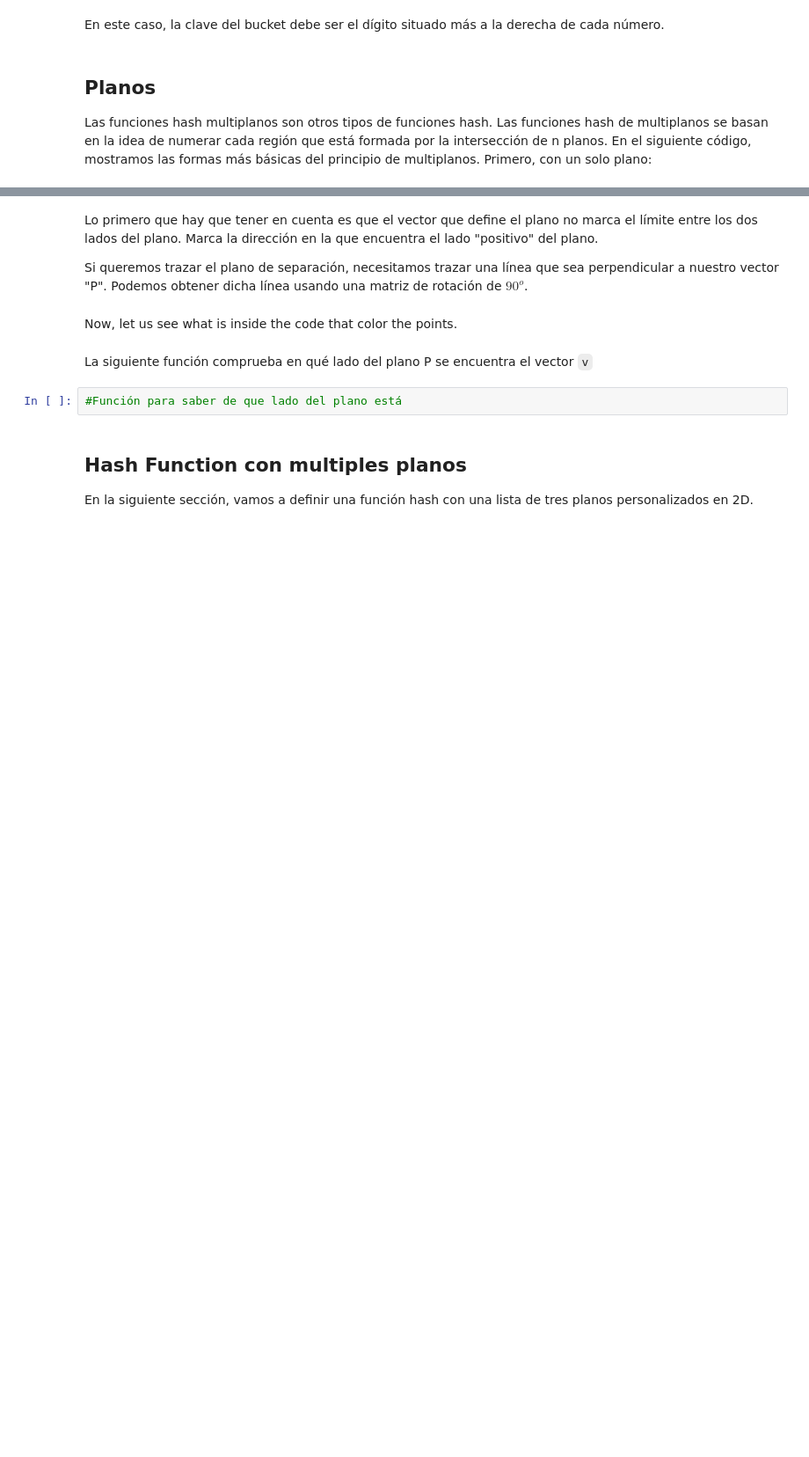
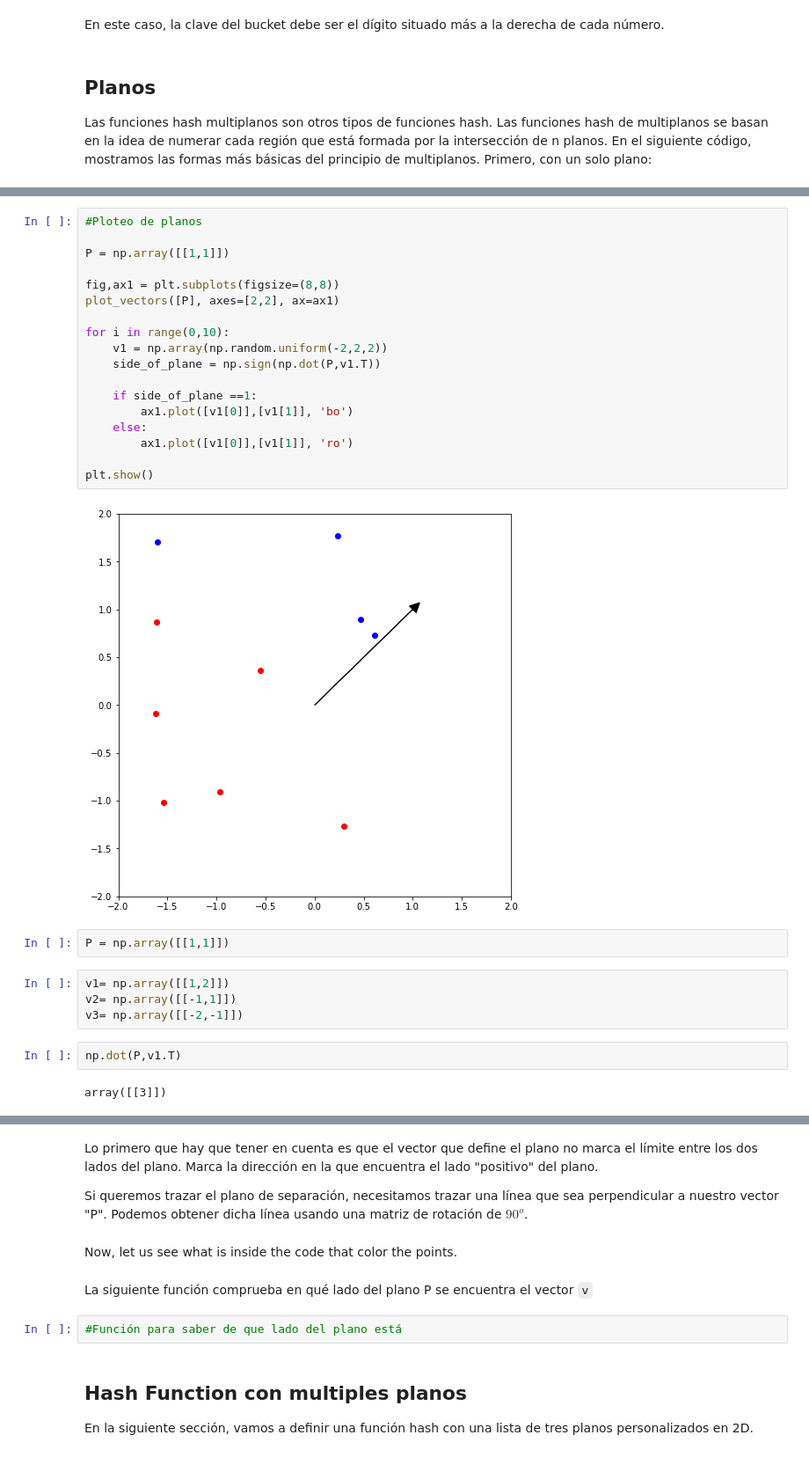
Before and after one commit to gdesirena/NLP_Course, a Jupyter notebook: Module_II/Notebooks_Clase/05-Hash-Tables.ipynb, the cells around one changed output, grey strips where cells are left out. Shown at 88% size. Saved outputs shown, nothing was run; the diff lists cells and outputs as text; blank space fills up the shorter version.

```diff
--- a/Module_II/Notebooks_Clase/05-Hash-Tables.ipynb
+++ b/Module_II/Notebooks_Clase/05-Hash-Tables.ipynb
@@ -39,0 +99,30 @@ Las funciones hash multiplanos son otros tipos de funciones hash. Las funciones
+# %%
+#Ploteo de planos
+
+P = np.array([[1,1]])
+
+fig,ax1 = plt.subplots(figsize=(8,8))
+plot_vectors([P], axes=[2,2], ax=ax1)
+
+for i in range(0,10):
+    v1 = np.array(np.random.uniform(-2,2,2))
+    side_of_plane = np.sign(np.dot(P,v1.T))
+
+    if side_of_plane ==1:
+        ax1.plot([v1[0]],[v1[1]], 'bo')
+    else:
+        ax1.plot([v1[0]],[v1[1]], 'ro')
+
+plt.show()
+# %% [output]
+[figure, added]
+# %%
+P = np.array([[1,1]])
+# %%
+v1= np.array([[1,2]])
+v2= np.array([[-1,1]])
+v3= np.array([[-2,-1]])
+# %%
+np.dot(P,v1.T)
+# %% [output]
+array([[3]])
```
Also changed, not shown: parts of 22 cells of this notebook, 5 other files.
